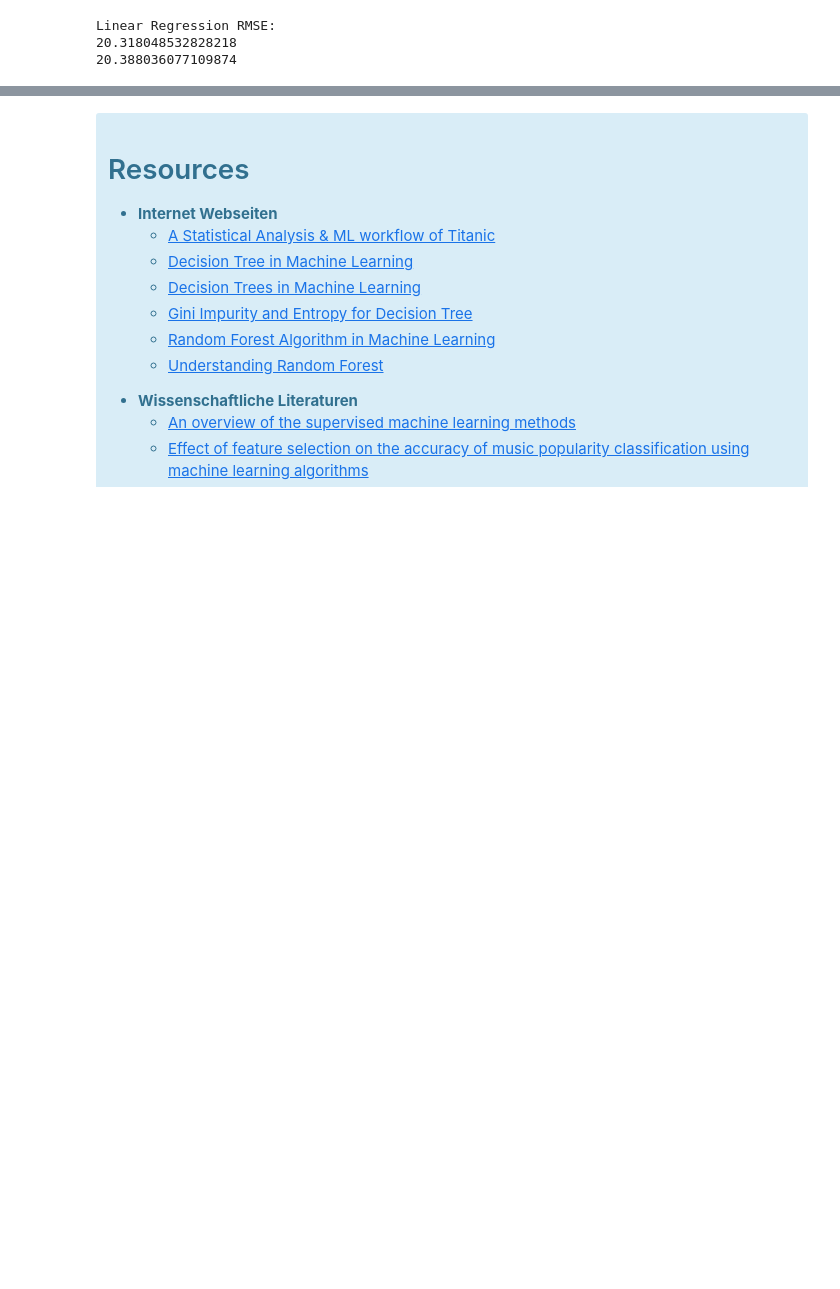
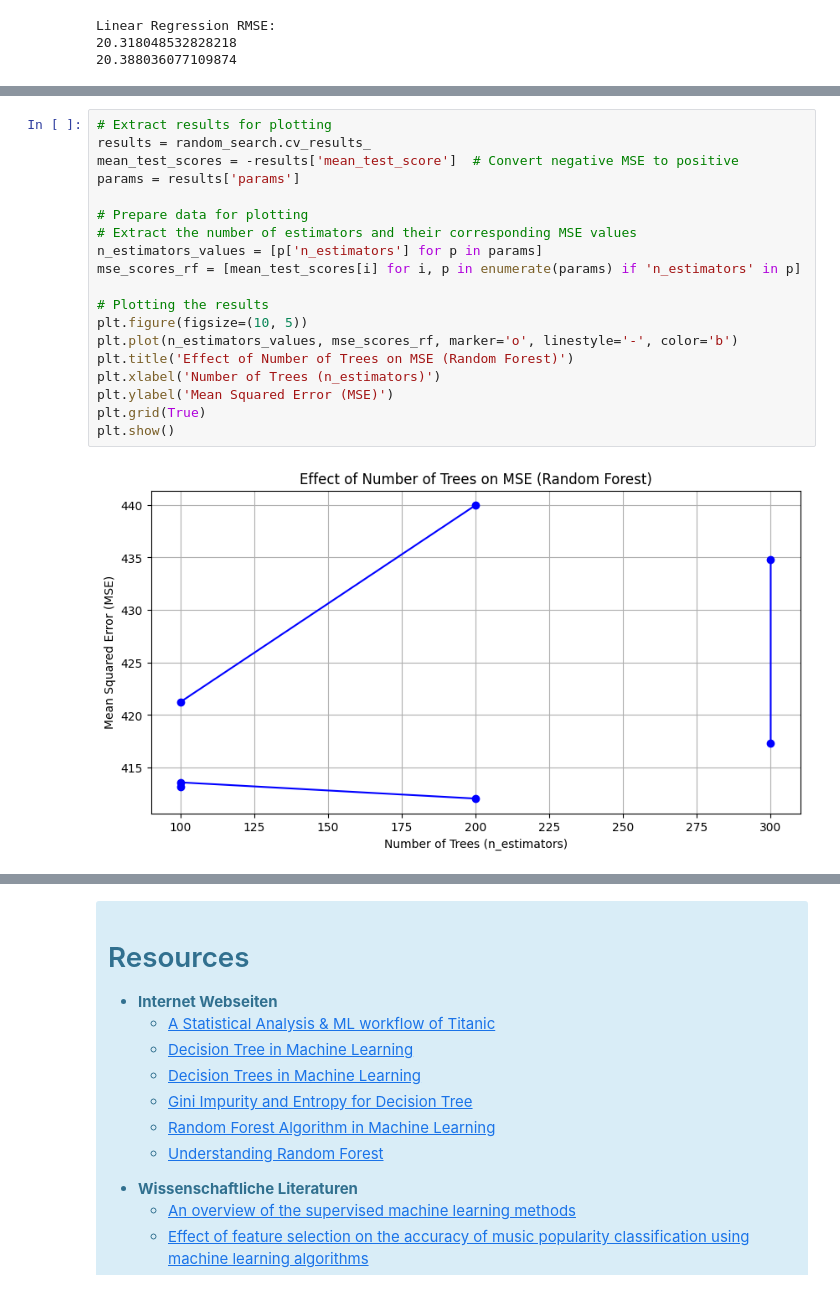
Before and after one commit to mxhmxt/Data-Exploration, a Jupyter notebook: Song_Popularity_Prediction_mit_Quellen.ipynb, the cells around one changed output, grey strips where cells are left out. Cells and saved outputs as stored; diff of their text form; blank space fills up the shorter version.

```diff
--- a/Song_Popularity_Prediction_mit_Quellen.ipynb
+++ b/Song_Popularity_Prediction_mit_Quellen.ipynb
@@ -1234,0 +1406,21 @@ Die Validierung der Vorhersagen zeigt einen Mean Absolute Error von 34.70 und ei
+# %%
+# Extract results for plotting
+results = random_search.cv_results_
+mean_test_scores = -results['mean_test_score']  # Convert negative MSE to positive
+params = results['params']
+
+# Prepare data for plotting
+# Extract the number of estimators and their corresponding MSE values
+n_estimators_values = [p['n_estimators'] for p in params]
+mse_scores_rf = [mean_test_scores[i] for i, p in enumerate(params) if 'n_estimators' in p]
+
+# Plotting the results
+plt.figure(figsize=(10, 5))
+plt.plot(n_estimators_values, mse_scores_rf, marker='o', linestyle='-', color='b')
+plt.title('Effect of Number of Trees on MSE (Random Forest)')
+plt.xlabel('Number of Trees (n_estimators)')
+plt.ylabel('Mean Squared Error (MSE)')
+plt.grid(True)
+plt.show()
+# %% [output]
+[figure, added]
```
Also changed, not shown: parts of 156 cells of this notebook.
